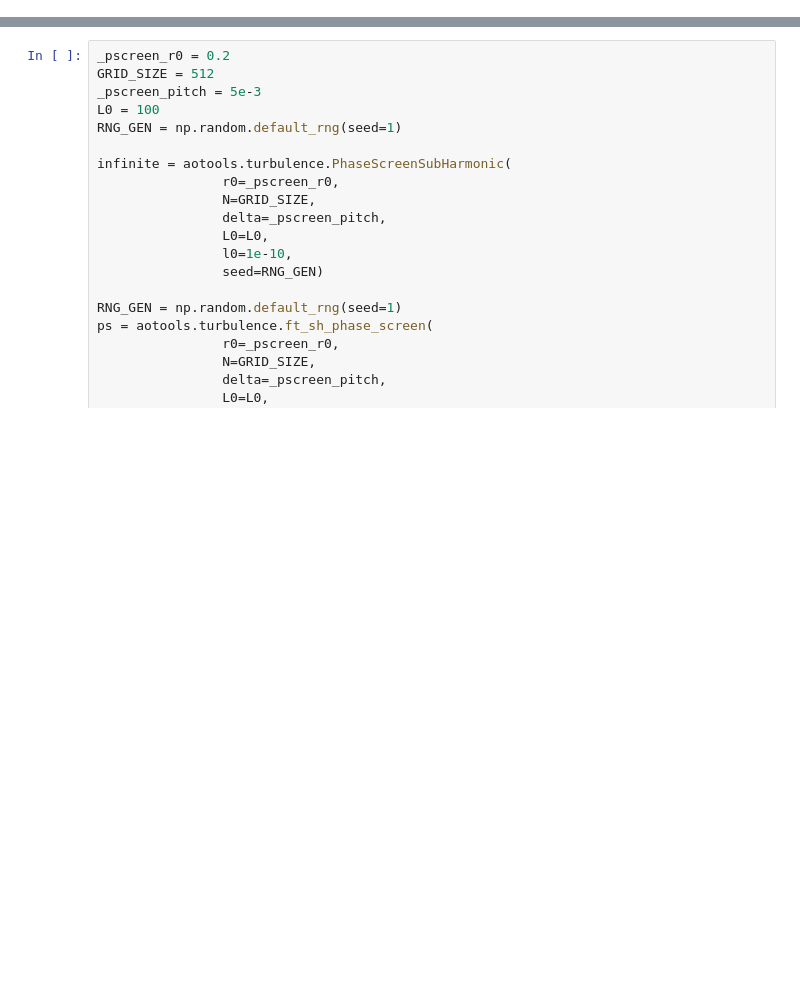
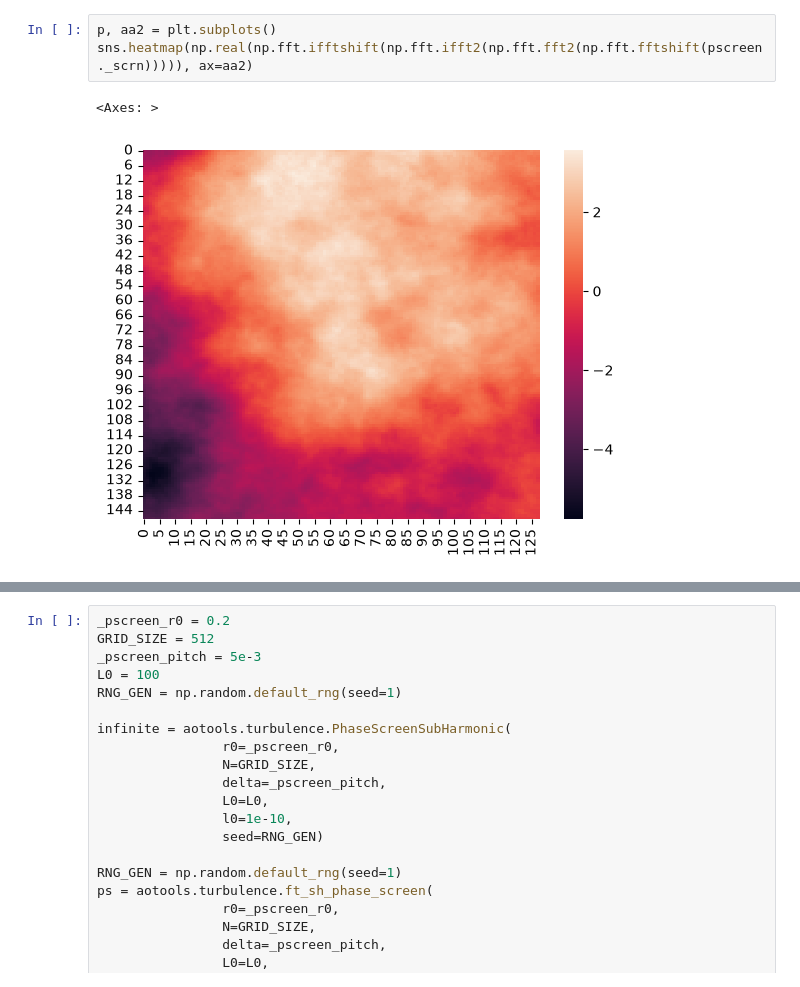
Before and after one commit to SirCrocker/aotools, a Jupyter notebook: testing.ipynb, the cells around one changed output, grey strips where cells are left out. Drawn from its saved outputs; the diff is of its cells as text; blank space fills up the shorter version.

```diff
--- a/testing.ipynb
+++ b/testing.ipynb
@@ -5,0 +60,6 @@ import matplotlib.pyplot as plt
+# %%
+p, aa2 = plt.subplots()
+sns.heatmap(np.real(np.fft.ifftshift(np.fft.ifft2(np.fft.fft2(np.fft.fftshift(pscreen._scrn))))), ax=aa2)
+# %% [output]
+<Axes: >
+[figure, added]
```
Also changed, not shown: parts of 12 cells of this notebook, 1 other file.
